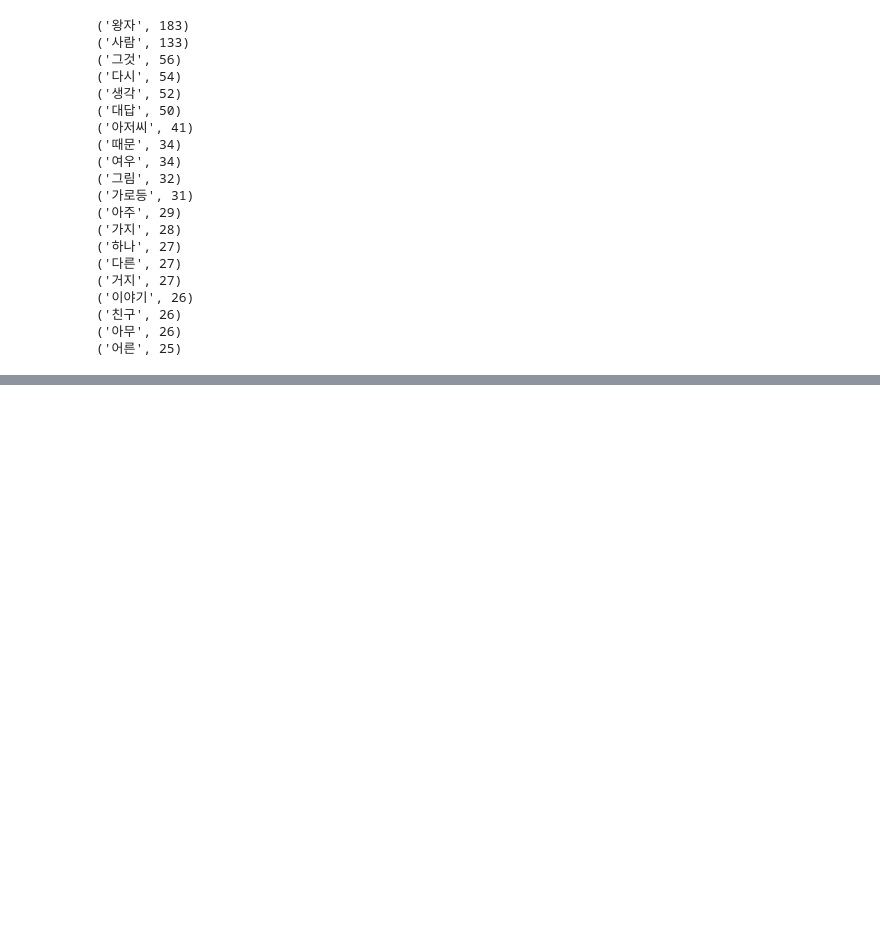
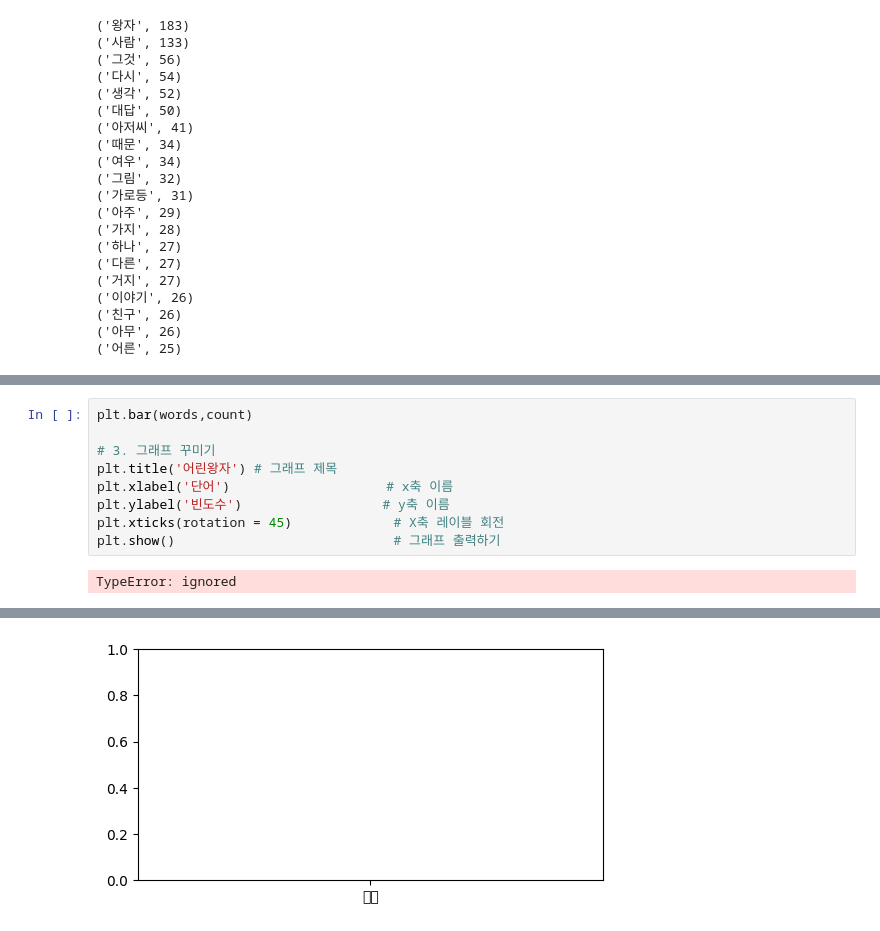
Before and after one commit to momopmkr/momo, a Jupyter notebook: 어린왕자_책_명사_빈도수_상위_20개_구하기_안은영_ipynb의_사본의_사본.ipynb, the cells around one changed output, grey strips where cells are left out. Cells and saved outputs as stored; diff of their text form; blank space fills up the shorter version.

```diff
--- a/어린왕자_책_명사_빈도수_상위_20개_구하기_안은영_ipynb의_사본의_사본.ipynb
+++ b/어린왕자_책_명사_빈도수_상위_20개_구하기_안은영_ipynb의_사본의_사본.ipynb
@@ -120,0 +210,11 @@ wc.to_file(f'./sample_data/어린왕자_워드클라우드.png')
+# %%
+plt.bar(words,count)
+
+# 3. 그래프 꾸미기
+plt.title('어린왕자') # 그래프 제목
+plt.xlabel('단어')                    # x축 이름
+plt.ylabel('빈도수')                  # y축 이름
+plt.xticks(rotation = 45)             # X축 레이블 회전
+plt.show()                            # 그래프 출력하기
+# %% [output]
+TypeError: ignored
@@ -120,0 +238 @@ wc.to_file(f'./sample_data/어린왕자_워드클라우드.png')
+[figure, added]
```
Also changed, not shown: parts of 11 cells of this notebook.
